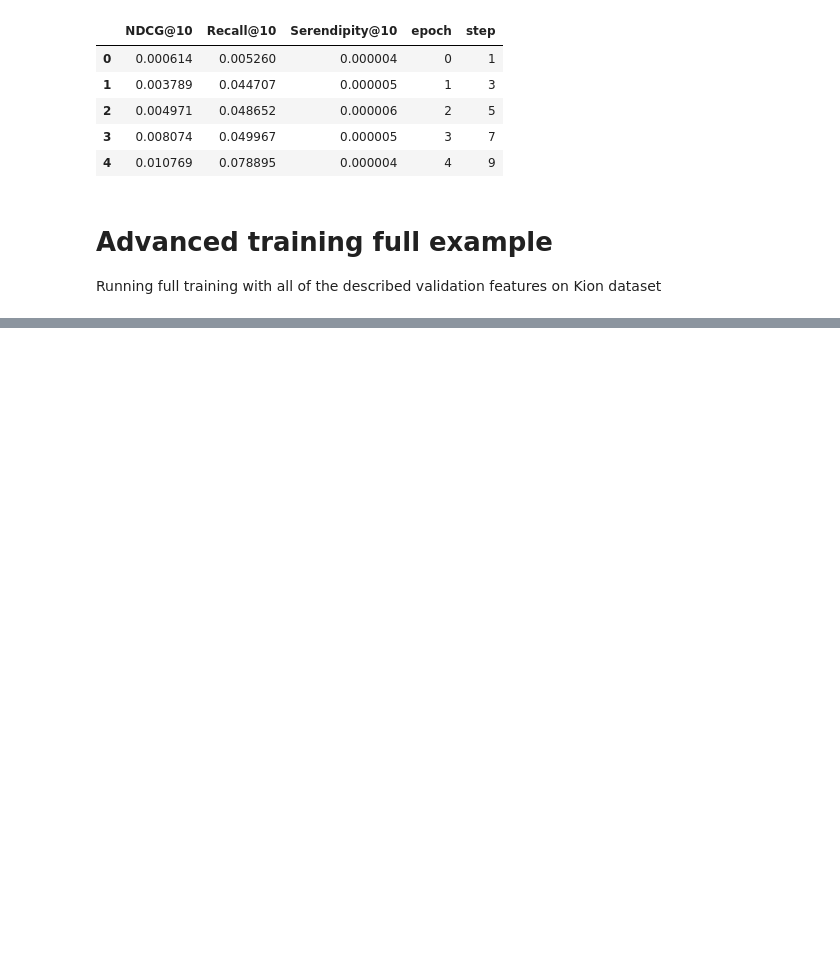
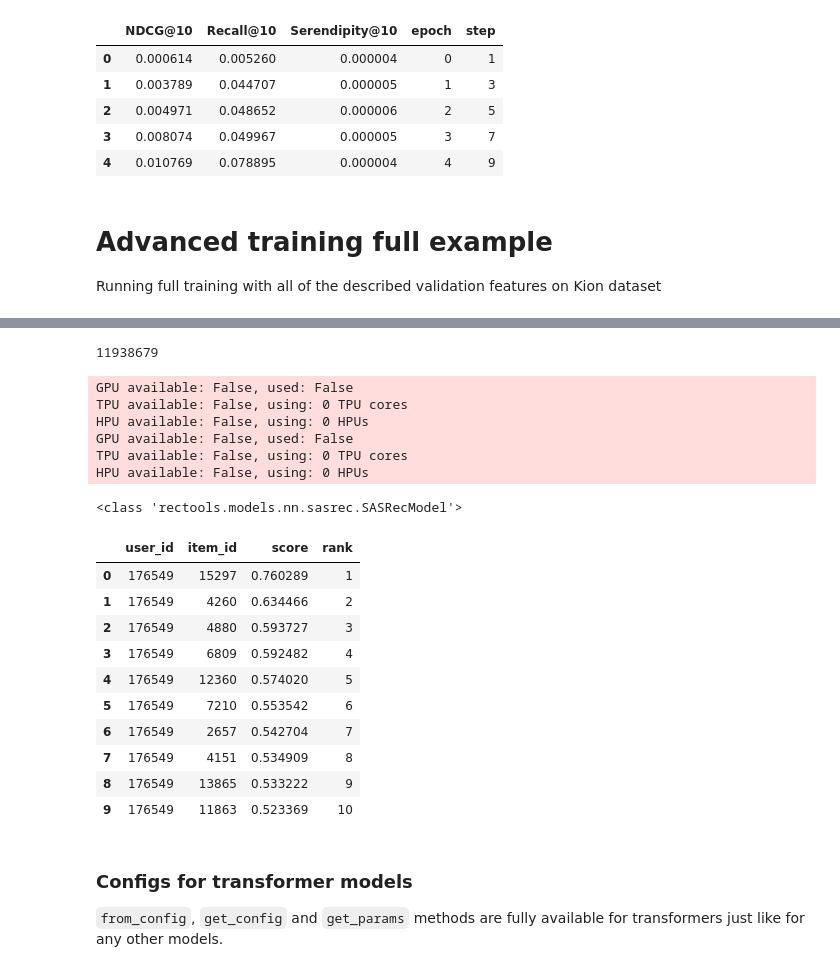
Before and after one commit to MobileTeleSystems/RecTools, a Jupyter notebook: examples/tutorials/transformers_advanced_training_guide.ipynb, the cells around one changed output, grey strips where cells are left out. Saved outputs shown, nothing was run; the diff lists cells and outputs as text; code cells hidden in the pictures; blank space fills up the shorter version.

```diff
--- a/examples/tutorials/transformers_advanced_training_guide.ipynb
+++ b/examples/tutorials/transformers_advanced_training_guide.ipynb
@@ -438,7 +415,7 @@ metrics = {
 top_k = max([metric.k for metric in metrics.values()])
 
 # Callback for calculating RecSys metrics
-val_metrics_callback = ValidationMetrics(top_k=top_k, val_metrics=metrics, verbose=1)
+val_metrics_callback = ValidationMetrics(top_k=top_k, val_metrics=metrics, verbose=0)
 
 # Callback for checkpoint based on maximization of NDCG@10
 best_ndcg_ckpt = ModelCheckpoint(
@@ -456,6 +433,8 @@ trainer = Trainer(
     limit_train_batches=2,  # use only 2 batches for each epoch for a test run
     logger = CSVLogger("test_logs"),
     callbacks=[val_metrics_callback, best_ndcg_ckpt],  # pass our callbacks
+    enable_progress_bar=False,
+    enable_model_summary=False,
 )
 
 # Replace default trainer with our custom one
@@ -558,8 +537,9 @@ model = SASRecModel(
 )
 
 early_stopping_callback = EarlyStopping(
-    monitor=SASRecModel.val_loss_name,   # or just pass "val_loss" here
-    mode="min",
+    monitor="NDCG@10",
+    patience=5,
+    mode="max",
 )
 
 trainer = Trainer(
@@ -573,7 +553,7 @@ trainer = Trainer(
         val_metrics_callback,  # calculate RecSys metrics
         best_ndcg_ckpt,  # save best NDCG model checkpoint
         last_epoch_ckpt,  # save model checkpoint after the last train epoch
-        early_stopping_callback,  # early stopping on validation loss
+        early_stopping_callback,  # early stopping on NDCG
     ],
 )
 
@@ -588,0 +575,31 @@ loss_df, metrics_df = get_logs(model)
+# %%
+model.save("my_model.pkl")
+# %% [output]
+11938679
+# %%
+loaded = load_model("my_model.pkl")
+print(type(loaded))
+loaded.recommend(users=VAL_USERS[:1], dataset=dataset, filter_viewed=True, k=10)
+# %% [output]
+GPU available: False, used: False
+TPU available: False, using: 0 TPU cores
+HPU available: False, using: 0 HPUs
+GPU available: False, used: False
+TPU available: False, using: 0 TPU cores
+HPU available: False, using: 0 HPUs
+<class 'rectools.models.nn.sasrec.SASRecModel'>
+|  | user_id | item_id | score | rank |
+| 0 | 176549 | 15297 | 0.760289 | 1 |
+| 1 | 176549 | 4260 | 0.634466 | 2 |
+| 2 | 176549 | 4880 | 0.593727 | 3 |
+| 3 | 176549 | 6809 | 0.592482 | 4 |
+| 4 | 176549 | 12360 | 0.574020 | 5 |
+| 5 | 176549 | 7210 | 0.553542 | 6 |
+| 6 | 176549 | 2657 | 0.542704 | 7 |
+| 7 | 176549 | 4151 | 0.534909 | 8 |
+| 8 | 176549 | 13865 | 0.533222 | 9 |
+| 9 | 176549 | 11863 | 0.523369 | 10 |
+# %% [markdown]
+### Configs for transformer models
+
+`from_config`, `get_config` and `get_params` methods are fully available for transformers just like for any other models.
```
Also changed, not shown: parts of 20 cells of this notebook, 2 other files.
